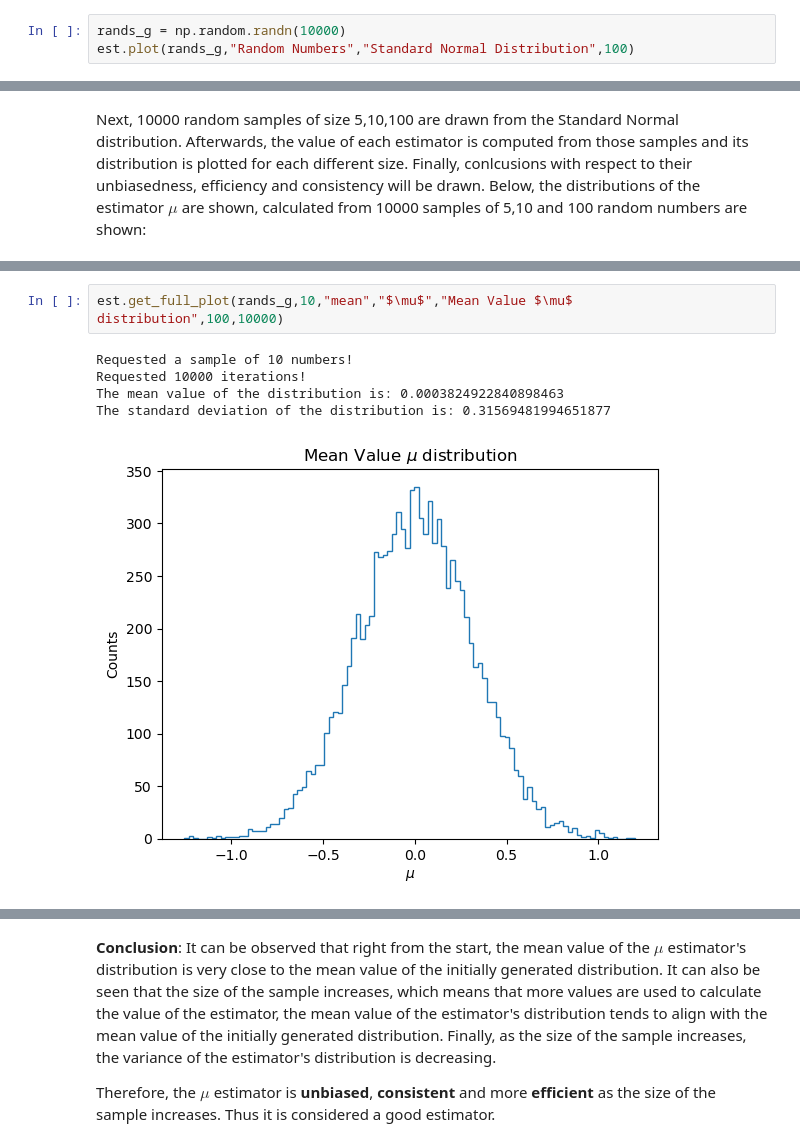
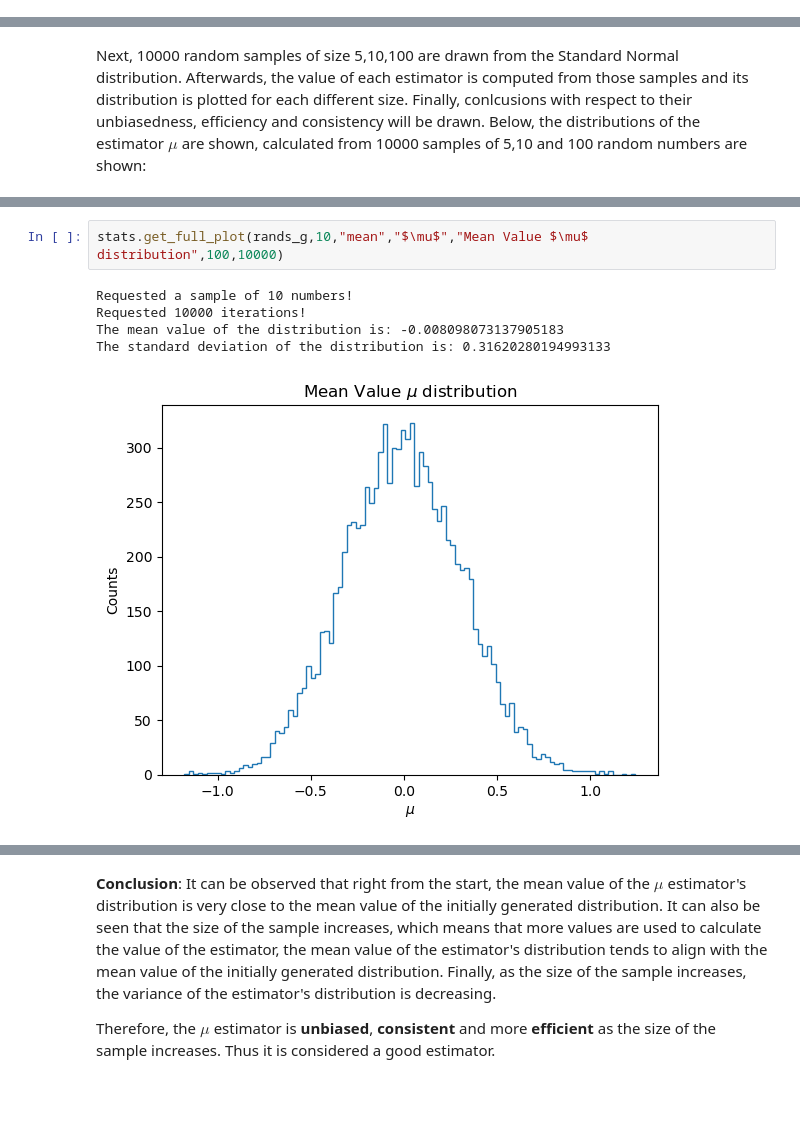
Before and after one commit to pziakas/estimator-properties-simulation, a Jupyter notebook: estimators.ipynb, the cells around one changed output, grey strips where cells are left out. Saved outputs shown, nothing was run; the diff lists cells and outputs as text; blank space fills up the shorter version.

```diff
--- a/estimators.ipynb
+++ b/estimators.ipynb
@@ -26,3 +25,0 @@ import Estimators as est
-# %%
-rands_g = np.random.randn(10000)
-est.plot(rands_g,"Random Numbers","Standard Normal Distribution",100)
@@ -44,9 +37,9 @@ The standard deviation of the distribution is: 0.4491070416235317
 # %%
-est.get_full_plot(rands_g,10,"mean","$\mu$","Mean Value $\mu$ distribution",100,10000)
+stats.get_full_plot(rands_g,10,"mean","$\mu$","Mean Value $\mu$ distribution",100,10000)
 # %% [output]
 Requested a sample of 10 numbers!
 Requested 10000 iterations!
-The mean value of the distribution is: 0.0003824922840898463
-The standard deviation of the distribution is: 0.31569481994651877
+The mean value of the distribution is: -0.008098073137905183
+The standard deviation of the distribution is: 0.31620280194993133
-[figure, old version]
+[figure, new version]
 # %%
```
Also changed, not shown: parts of 10 cells of this notebook, 3 other files.
